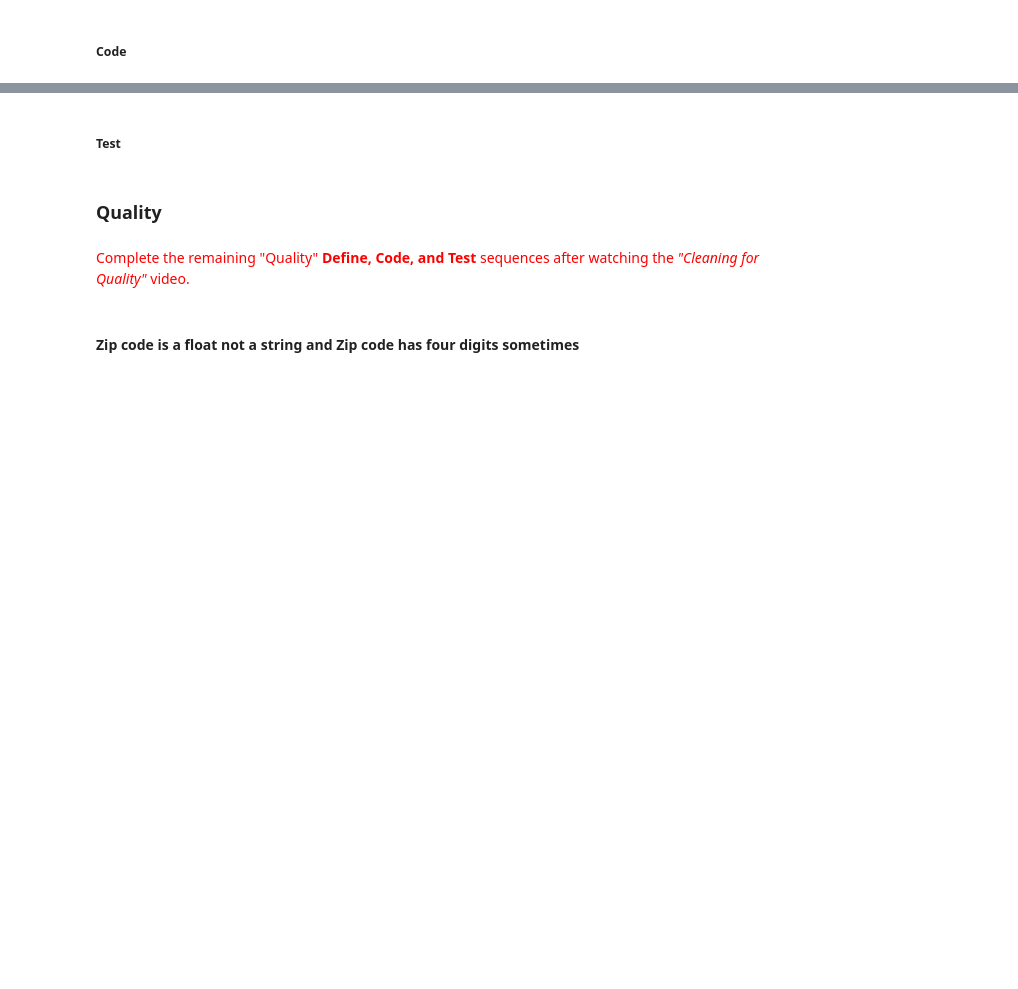
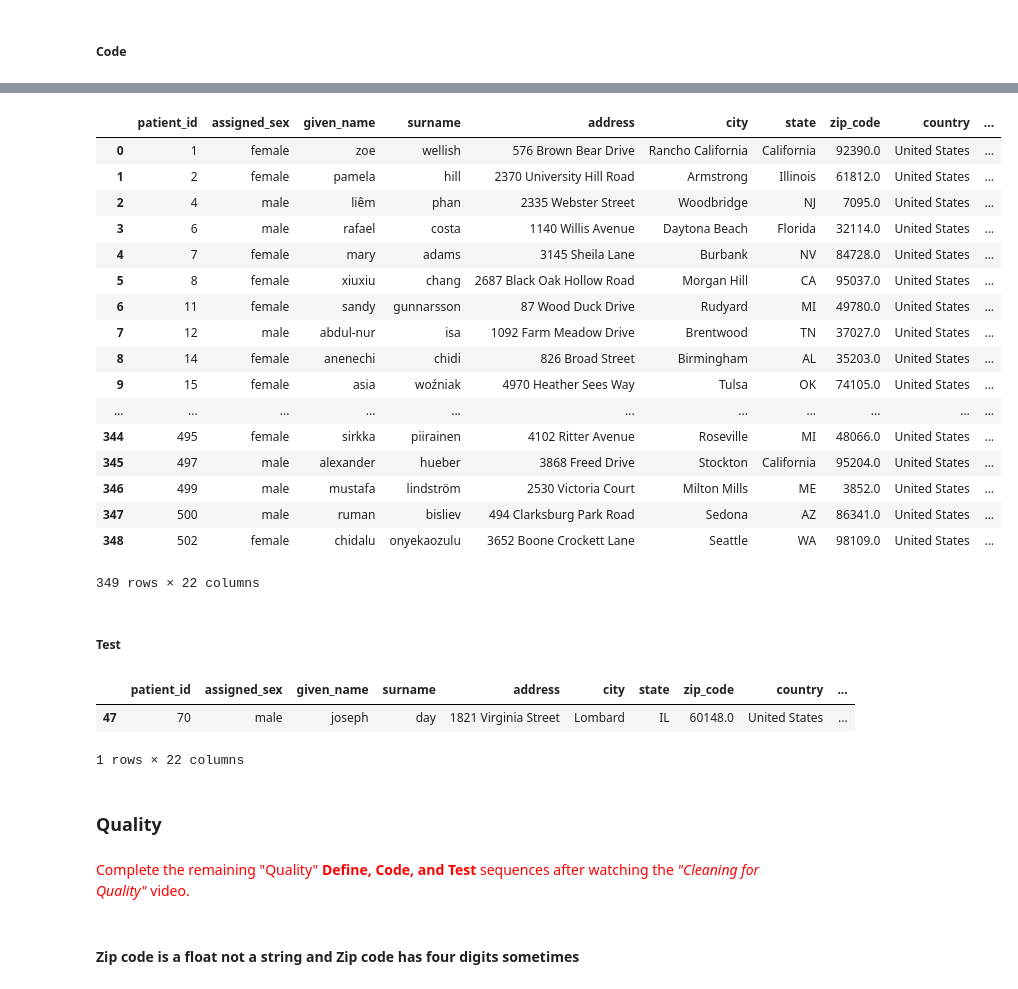
Before and after one commit to jmlam/Ud-Data-Wrangle, a Jupyter notebook: Oral_Insulin/cleaning-student.ipynb, the cells around one changed output, grey strips where cells are left out. Drawn from its saved outputs; the diff is of its cells as text; code cells hidden in the pictures; blank space fills up the shorter version.

```diff
--- a/Oral_Insulin/cleaning-student.ipynb
+++ b/Oral_Insulin/cleaning-student.ipynb
@@ -535,2 +556,24 @@ treatments_clean2
+# %%
+patients_clean2 = pd.merge(patients_clean, treatments_clean2, on = ['given_name', 'surname'], how = 'inner')
+patients_clean2
+# %% [output]
+|  | patient_id | assigned_sex | given_name | surname | address | city | state | zip_code | country | ... |
+| 0 | 1 | female | zoe | wellish | 576 Brown Bear Drive | Rancho California | California | 92390.0 | United States | ... |
+| 1 | 2 | female | pamela | hill | 2370 University Hill Road | Armstrong | Illinois | 61812.0 | United States | ... |
+| 2 | 4 | male | liêm | phan | 2335 Webster Street | Woodbridge | NJ | 7095.0 | United States | ... |
+| 3 | 6 | male | rafael | costa | 1140 Willis Avenue | Daytona Beach | Florida | 32114.0 | United States | ... |
+| 4 | 7 | female | mary | adams | 3145 Sheila Lane | Burbank | NV | 84728.0 | United States | ... |
+| 5 | 8 | female | xiuxiu | chang | 2687 Black Oak Hollow Road | Morgan Hill | CA | 95037.0 | United States | ... |
+| 6 | 11 | female | sandy | gunnarsson | 87 Wood Duck Drive | Rudyard | MI | 49780.0 | United States | ... |
+| 7 | 12 | male | abdul-nur | isa | 1092 Farm Meadow Drive | Brentwood | TN | 37027.0 | United States | ... |
+| 8 | 14 | female | anenechi | chidi | 826 Broad Street | Birmingham | AL | 35203.0 | United States | ... |
+| 9 | 15 | female | asia | woźniak | 4970 Heather Sees Way | Tulsa | OK | 74105.0 | United States | ... |
+| ... | ... | ... | ... | ... | ... | ... | ... | ... | ... | ... |
+| 344 | 495 | female | sirkka | piirainen | 4102 Ritter Avenue | Roseville | MI | 48066.0 | United States | ... |
+| 345 | 497 | male | alexander | hueber | 3868 Freed Drive | Stockton | California | 95204.0 | United States | ... |
+| 346 | 499 | male | mustafa | lindström | 2530 Victoria Court | Milton Mills | ME | 3852.0 | United States | ... |
+| 347 | 500 | male | ruman | bisliev | 494 Clarksburg Park Road | Sedona | AZ | 86341.0 | United States | ... |
+| 348 | 502 | female | chidalu | onyekaozulu | 3652 Boone Crockett Lane | Seattle | WA | 98109.0 | United States | ... |
+349 rows × 22 columns
 # %% [markdown]
 ##### Test
@@ -539,3 +580,9 @@ treatments_clean2
+# %%
+patients_clean2[patients_clean2.duplicated() == True]
+# %% [output]
+|  | patient_id | assigned_sex | given_name | surname | address | city | state | zip_code | country | ... |
+| 47 | 70 | male | joseph | day | 1821 Virginia Street | Lombard | IL | 60148.0 | United States | ... |
+1 rows × 22 columns
 # %% [markdown]
 ### Quality
 # %% [markdown]
```
Also changed, not shown: parts of 4 cells of this notebook.
